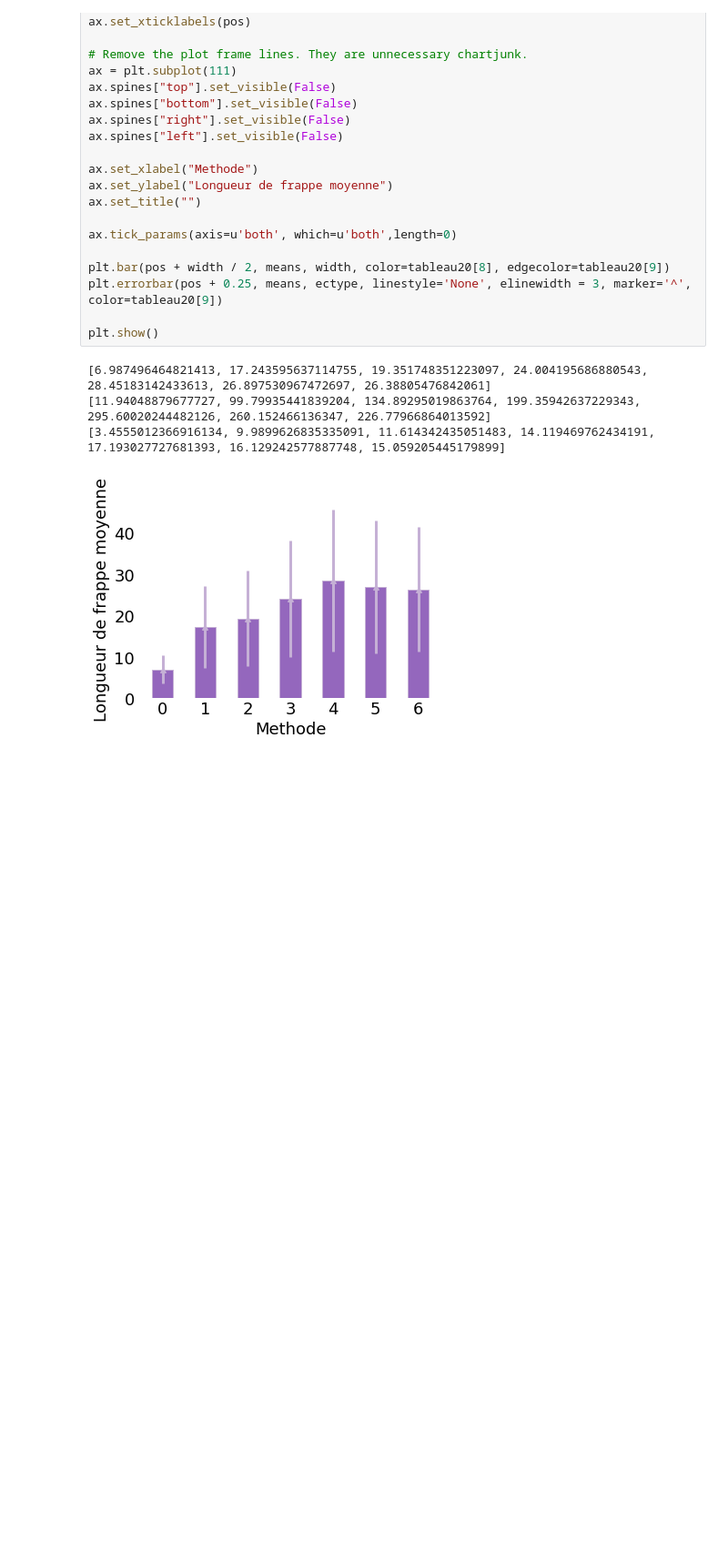
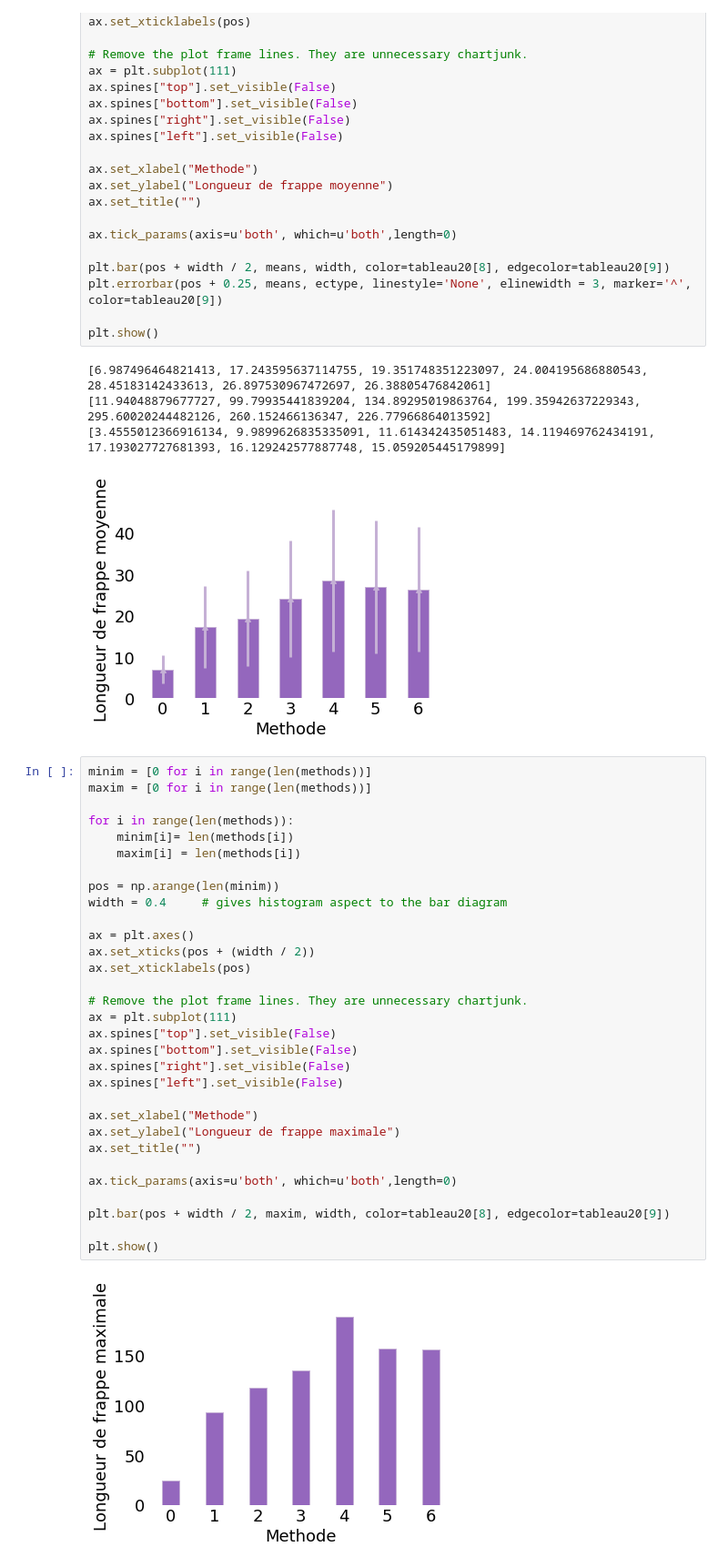
Before and after one commit to Dicotomix/DicotomixSurvey, a Jupyter notebook: Survey.ipynb, the cells around one changed output. Shown at 91% size. Drawn from its saved outputs; the diff is of its cells as text; blank space fills up the shorter version.

```diff
--- a/Survey.ipynb
+++ b/Survey.ipynb
@@ -188,3 +188,36 @@ plt.show()
 [11.94048879677727, 99.79935441839204, 134.89295019863764, 199.35942637229343, 295.60020244482126, 260.152466136347, 226.77966864013592]
 [3.4555012366916134, 9.9899626835335091, 11.614342435051483, 14.119469762434191, 17.193027727681393, 16.129242577887748, 15.059205445179899]
 [figure]
+# %%
+minim = [0 for i in range(len(methods))]
+maxim = [0 for i in range(len(methods))]
+
+for i in range(len(methods)):
+    minim[i]= len(methods[i])
+    maxim[i] = len(methods[i])
+
+pos = np.arange(len(minim))
+width = 0.4     # gives histogram aspect to the bar diagram
+
+ax = plt.axes()
+ax.set_xticks(pos + (width / 2))
+ax.set_xticklabels(pos)
+
+# Remove the plot frame lines. They are unnecessary chartjunk.
+ax = plt.subplot(111)
+ax.spines["top"].set_visible(False)
+ax.spines["bottom"].set_visible(False)
+ax.spines["right"].set_visible(False)
+ax.spines["left"].set_visible(False)
+
+ax.set_xlabel("Methode")
+ax.set_ylabel("Longueur de frappe maximale")
+ax.set_title("")
+
+ax.tick_params(axis=u'both', which=u'both',length=0)
+
+plt.bar(pos + width / 2, maxim, width, color=tableau20[8], edgecolor=tableau20[9])
+
+plt.show()
+# %% [output]
+[figure, added]
```
